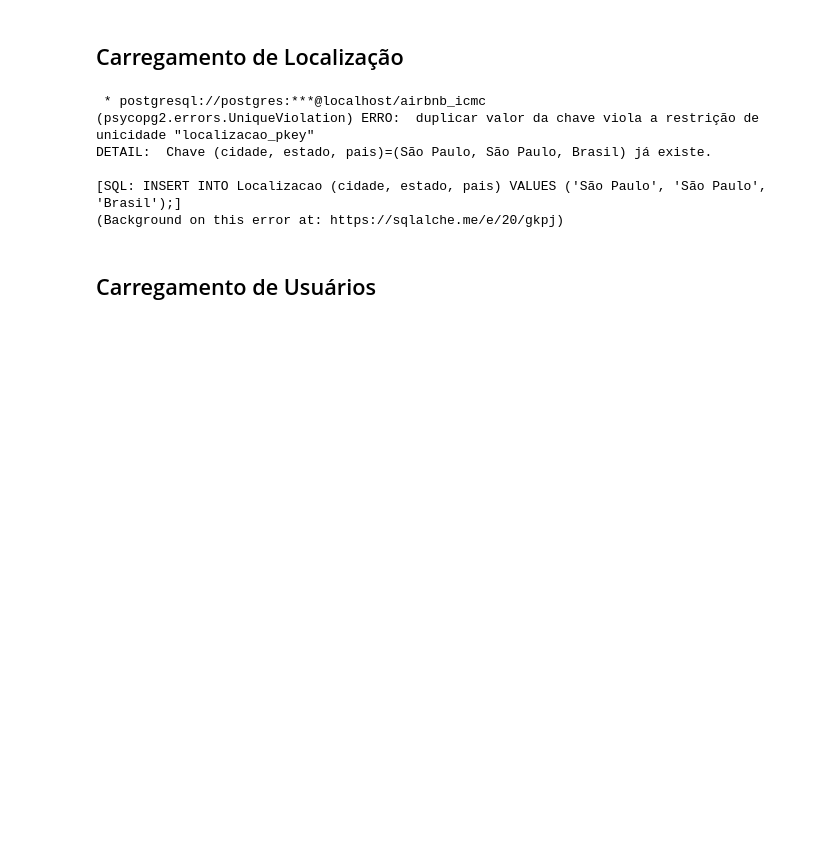
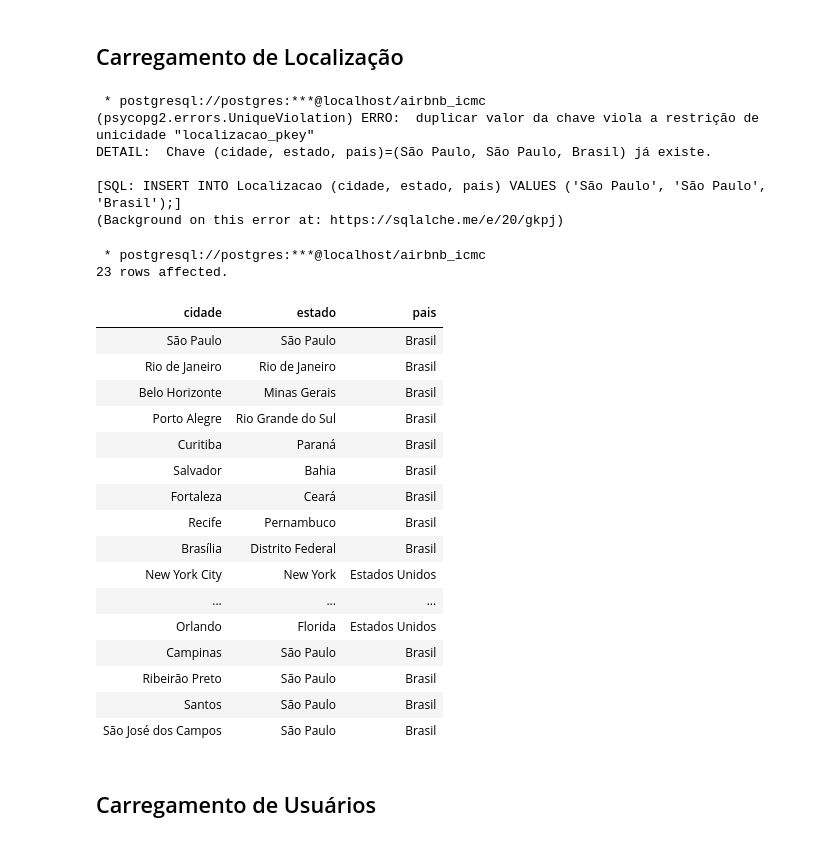
Before and after one commit to LeonardoIshida/airbnb-database-case-study, a Jupyter notebook: trabalho-1/4-carregamento_dados.ipynb, the cells around one changed output. Cells and saved outputs as stored; diff of their text form; code cells hidden in the pictures; blank space fills up the shorter version.

```diff
--- a/trabalho-1/4-carregamento_dados.ipynb
+++ b/trabalho-1/4-carregamento_dados.ipynb
@@ -43,6 +43,29 @@ DETAIL:  Chave (cidade, estado, pais)=(São Paulo, São Paulo, Brasil) já exist
 
 [SQL: INSERT INTO Localizacao (cidade, estado, pais) VALUES ('São Paulo', 'São Paulo', 'Brasil');]
 (Background on this error at: https://sqlalche.me/e/20/gkpj)
+# %%
+%%sql
+SELECT * FROM Localizacao;
+# %% [output]
+ * postgresql://postgres:***@localhost/airbnb_icmc
+23 rows affected.
+| cidade | estado | pais |
+| São Paulo | São Paulo | Brasil |
+| Rio de Janeiro | Rio de Janeiro | Brasil |
+| Belo Horizonte | Minas Gerais | Brasil |
+| Porto Alegre | Rio Grande do Sul | Brasil |
+| Curitiba | Paraná | Brasil |
+| Salvador | Bahia | Brasil |
+| Fortaleza | Ceará | Brasil |
+| Recife | Pernambuco | Brasil |
+| Brasília | Distrito Federal | Brasil |
+| New York City | New York | Estados Unidos |
+| ... | ... | ... |
+| Orlando | Florida | Estados Unidos |
+| Campinas | São Paulo | Brasil |
+| Ribeirão Preto | São Paulo | Brasil |
+| Santos | São Paulo | Brasil |
+| São José dos Campos | São Paulo | Brasil |
 # %% [markdown]
 ## Carregamento de Usuários
 # %%
```
Also changed, not shown: parts of 3 cells of this notebook.
